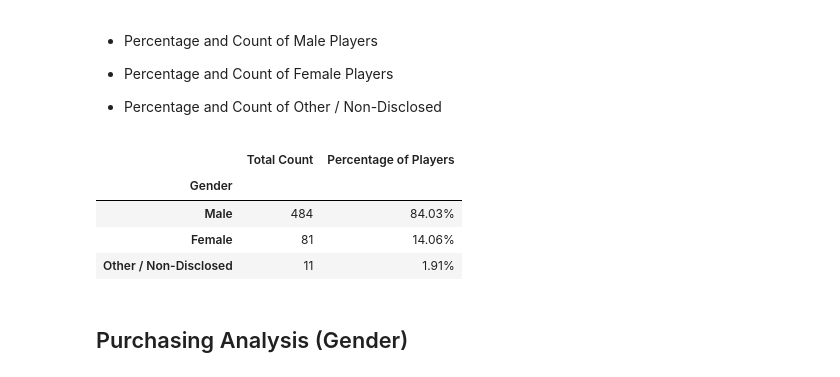
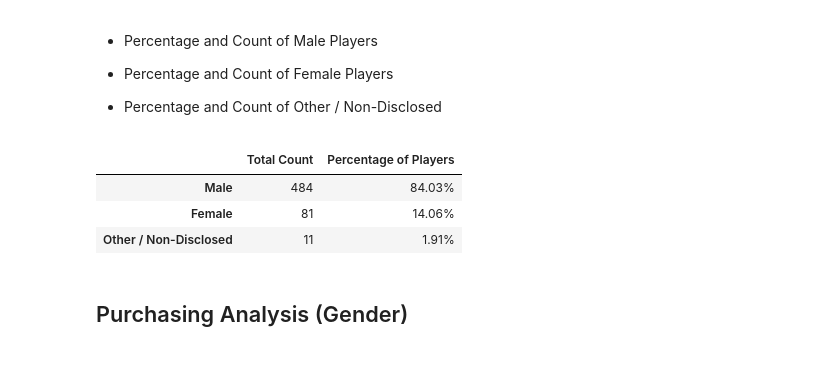
Before and after one commit to azapuchlak/Pandas-Challenge, a Jupyter notebook: HeroesOfPymoli/HeroesOfPymoli.ipynb, the cells around one changed output. Saved outputs shown, nothing was run; the diff lists cells and outputs as text; code cells hidden in the pictures.

```diff
--- a/HeroesOfPymoli/HeroesOfPymoli.ipynb
+++ b/HeroesOfPymoli/HeroesOfPymoli.ipynb
@@ -80,33 +79,31 @@ purchasing_analysis_df
 # %%
 #Start with Calculating Count of total and then by each response
 #Group initial DF by Gender
 gender_groups = purchase_data_df.groupby("Gender")
 
 #Total_counts will break down the count of each repsonse, so M/F/Other
 total_counts = gender_groups["SN"].nunique()
 #Calculate the percentage breakdowns from the total counts
 player_percent = (total_counts/player_count)*100
 
 #Create a dataframe that contains the above calculated data
 gender_demo = pd.DataFrame({"Total Count": total_counts, "Percentage of Players": player_percent})
 
 #Formatting
 #---------------------------------------------------
 #Format the floating variables into %
 pd.options.display.float_format = '{:,.2f}%'.format
 
 #Sort by highest total count to look cleaner & more organized
 gender_demo_sort = gender_demo.sort_values(["Total Count"], ascending = False).head()
 
-#drop Gender row as it is empty
-#Create command to tell DF to delete row if data is missing
-gender_demo_sort['Total Count'].replace('', np.nan, inplace=True)
+#drop index to get rid of empty "Gender" row
+gender_demo_sort.index.name=None
 
 #show table
 gender_demo_sort
 # %% [output]
 |  | Total Count | Percentage of Players |
-| Gender |  |  |
 | Male | 484 | 84.03% |
 | Female | 81 | 14.06% |
 | Other / Non-Disclosed | 11 | 1.91% |
```
Also changed, not shown: parts of 2 cells of this notebook.
